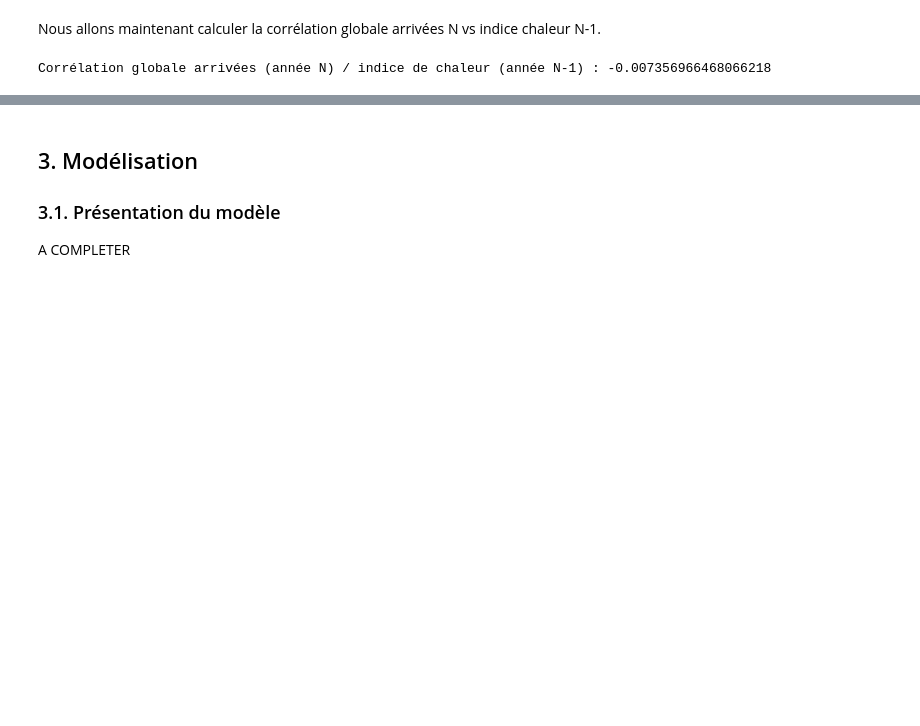
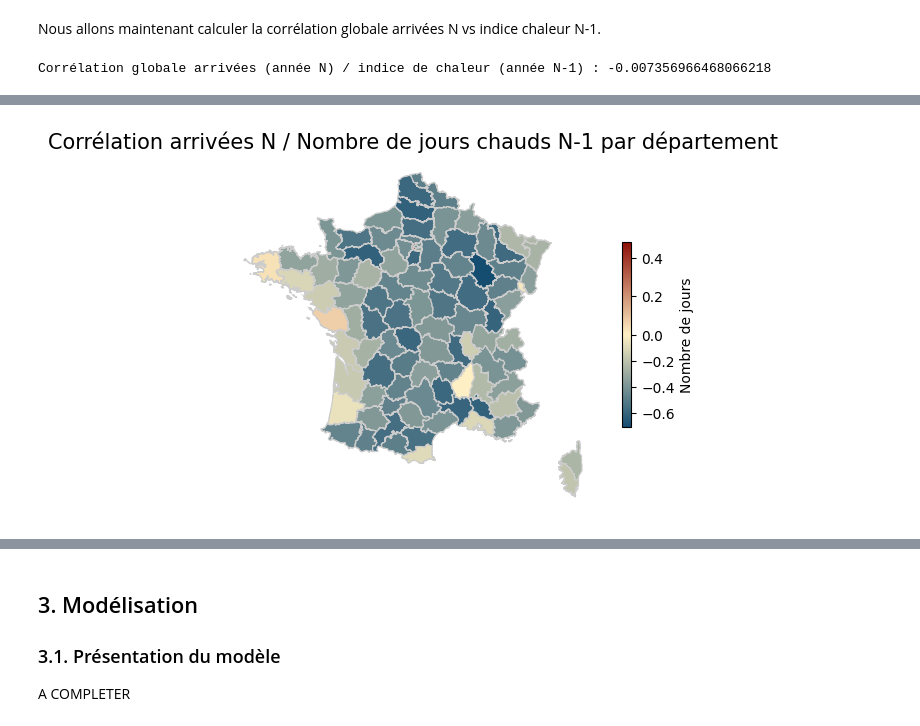
Before and after one commit to Manonchvllr/Project, a Jupyter notebook: rapport.ipynb, the cells around one changed output, grey strips where cells are left out. Saved outputs shown, nothing was run; the diff lists cells and outputs as text; code cells hidden in the pictures; blank space fills up the shorter version.

```diff
--- a/rapport.ipynb
+++ b/rapport.ipynb
@@ -538,0 +582,22 @@ Corrélation globale arrivées (année N) / indice de chaleur (année N-1) : -0.
+# %%
+# Par département
+
+corr_par_dep_lag = (
+    base_lag
+    .groupby("DEP")
+    .apply(lambda g: g["arrivees"].corr(g["indice_chaleur_N_1"], method="pearson"))
+    .reset_index(name="corr_arrivees_indice_N_1")
+)
+
+corr_par_dep_lag.head()
+
+dep_corr_forte_positive = corr_par_dep_lag[corr_par_dep_lag["corr_arrivees_indice_N_1"] >= 0.75]
+liste_dep_forte_negative= corr_par_dep_lag.loc[corr_par_dep_lag["corr_arrivees_indice_N_1"] <= -0.5, "DEP"].tolist()
+dep_corr_forte_negative = corr_par_dep_lag[corr_par_dep_lag["corr_arrivees_indice_N_1"] <= -0.5]
+
+print("Départements à corrélation fortement POSITIVE :")
+print(dep_corr_forte_positive)
+
+print("\nDépartements à corrélation fortement NÉGATIVE :")
+print(dep_corr_forte_negative)
+print(liste_dep_forte_negative)
@@ -538,0 +622,19 @@ Corrélation globale arrivées (année N) / indice de chaleur (année N-1) : -0.
+# %%
+corr_dep2 = corr_par_dep_lag.copy()
+corr_dep2["DEP"] = corr_dep2["DEP"].astype(str).str.zfill(2)
+
+annees = toutes_annees
+mois=mois_ete
+fig, ax = plt.subplots(figsize=(6, 8))
+
+cartes.mise_en_forme_carte(
+    cartes.donnee_carte(corr_dep2),
+    annees=toutes_annees,
+    mois=mois_ete,
+    indicateur= "corr_arrivees_indice_N_1",
+    titre_carte= "Corrélation arrivées N / Nombre de jours chauds N-1 par département",
+    plotting=ax,
+    evolution=False
+)
+# %% [output]
+[figure, added]
```
Also changed, not shown: parts of 8 cells of this notebook.
